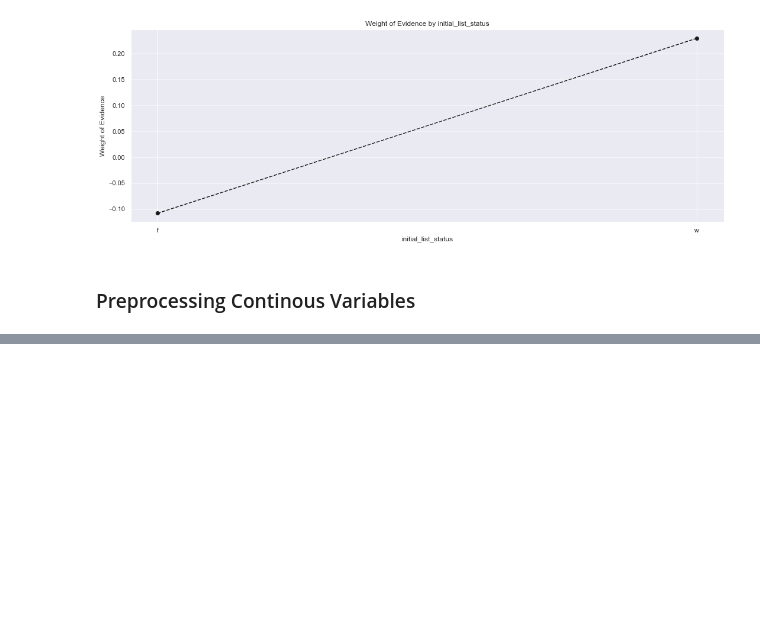
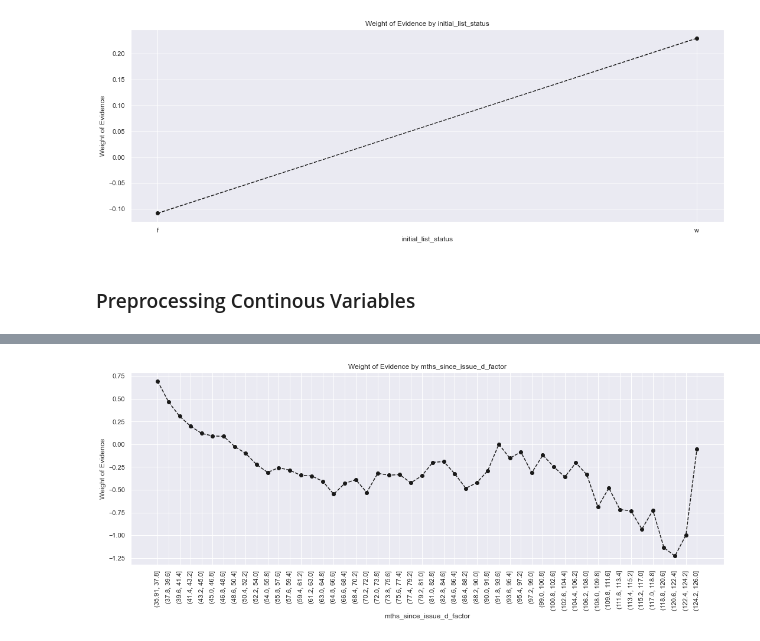
Before and after one commit to ychoi1001/Data-Science, a Jupyter notebook: credit_risk_modelling/credit risk modelling.ipynb, the cells around one changed output, grey strips where cells are left out. Drawn from its saved outputs; the diff is of its cells as text; code cells hidden in the pictures; blank space fills up the shorter version.

```diff
--- a/credit_risk_modelling/credit risk modelling.ipynb
+++ b/credit_risk_modelling/credit risk modelling.ipynb
@@ -997,0 +1061,7 @@ plot_by_woe(df_temp)
+# %%
+df_inputs_prepr['emp_length:0'] = np.where(df_inputs_prepr['emp_length_int'].isin([0]), 1, 0)
+df_inputs_prepr['emp_length:1'] = np.where(df_inputs_prepr['emp_length_int'].isin([1]), 1, 0)
+df_inputs_prepr['emp_length:2-4'] = np.where(df_inputs_prepr['emp_length_int'].isin(range(2,5)), 1, 0)
+df_inputs_prepr['emp_length:5-6'] = np.where(df_inputs_prepr['emp_length_int'].isin(range(5,7)), 1, 0)
+df_inputs_prepr['emp_length:7-9'] = np.where(df_inputs_prepr['emp_length_int'].isin(range(7,10)), 1, 0)
+df_inputs_prepr['emp_length:10'] = np.where(df_inputs_prepr['emp_length_int'].isin([10]), 1, 0)
@@ -997,0 +1080,6 @@ plot_by_woe(df_temp)
+# %%
+# Fine classing: roughly groupping the values into categories
+# Coarse classing: determining final categories, combining few of the initial fine classing categories
+# into bigger categories, if needed
+
+df_inputs_prepr['mths_since_issue_d_factor'] = pd.cut(df_inputs_prepr['mths_since_issue_d'], 50)
@@ -997,0 +1102,3 @@ plot_by_woe(df_temp)
+# %%
+df_temp = woe_ordered_continous(df_inputs_prepr, 'mths_since_issue_d_factor', df_targets_prepr)
+df_temp
@@ -997,0 +1123,4 @@ plot_by_woe(df_temp)
+# %%
+plot_by_woe(df_temp, 90)
+# %% [output]
+[figure, added]
```
Also changed, not shown: parts of 68 cells of this notebook, 1 other file.
